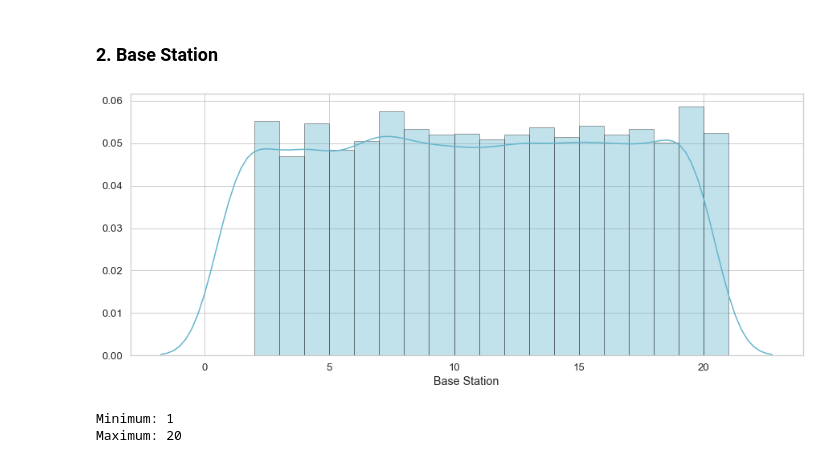
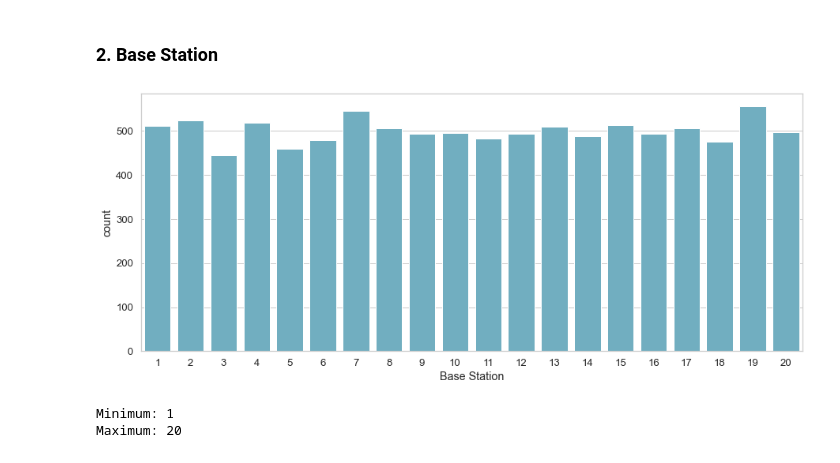
Before and after one commit to tkhang1999/CZ4015-Call-Me-Maybe, a Jupyter notebook: analysis/Input Modeling.ipynb, the cells around one changed output. Drawn from its saved outputs; the diff is of its cells as text; code cells hidden in the pictures.

```diff
--- a/analysis/Input Modeling.ipynb
+++ b/analysis/Input Modeling.ipynb
@@ -80,16 +80,16 @@ Test statisic: 113.33999999999997
 # %%
 # Set the display for the historgram
 sns.set(style='whitegrid', font_scale=1.2)
 plt.figure(figsize=(15, 6))
 
 # Collect data for base stations of every call
 base_station = df['Base station '].rename('Base Station')
 
 # Plot the histogram of base stations
-sns.distplot(base_station, color='c', bins=np.arange(2,22), hist_kws=dict(ec="k"))
+sns.countplot(base_station, color='c')
 plt.show()
 # %% [output]
-[figure, old version]
+[figure, new version]
 # %%
 print("Minimum: {:d}".format(base_station.min()))
 print("Maximum: {:d}".format(base_station.max()))
```
Also changed, not shown: parts of 1 cell of this notebook.
